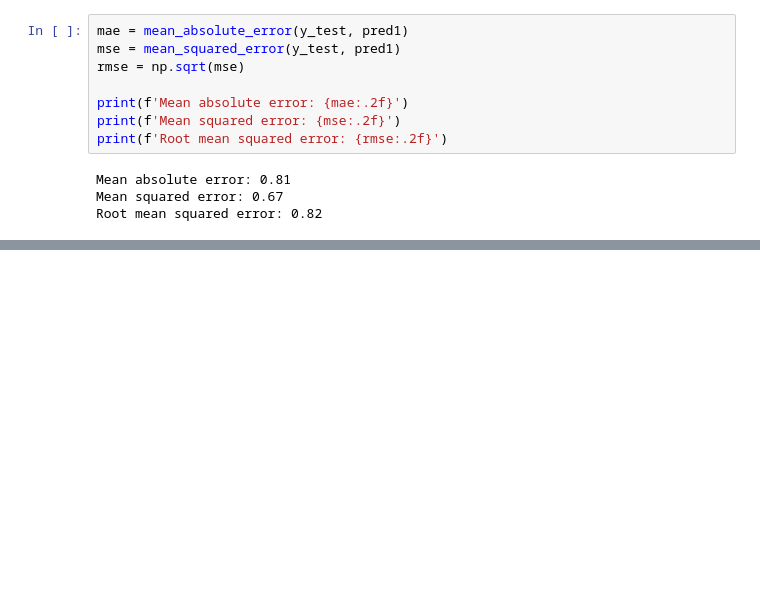
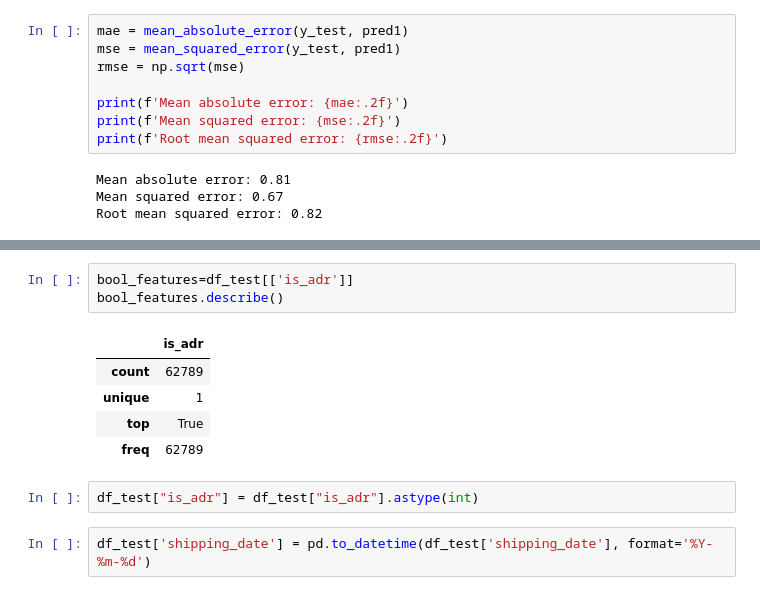
Before and after one commit to aanysofia/Cost-Prediction, a Jupyter notebook: ML_Cost_Prediction.ipynb, the cells around one changed output, grey strips where cells are left out. Cells and saved outputs as stored; diff of their text form; blank space fills up the shorter version.

```diff
--- a/ML_Cost_Prediction.ipynb
+++ b/ML_Cost_Prediction.ipynb
@@ -492,0 +599,13 @@ Root mean squared error: 0.82
+# %%
+bool_features=df_test[['is_adr']]
+bool_features.describe()
+# %% [output]
+|  | is_adr |
+| count | 62789 |
+| unique | 1 |
+| top | True |
+| freq | 62789 |
+# %%
+df_test["is_adr"] = df_test["is_adr"].astype(int)
+# %%
+df_test['shipping_date'] = pd.to_datetime(df_test['shipping_date'], format='%Y-%m-%d')
```
Also changed, not shown: parts of 41 cells of this notebook.
